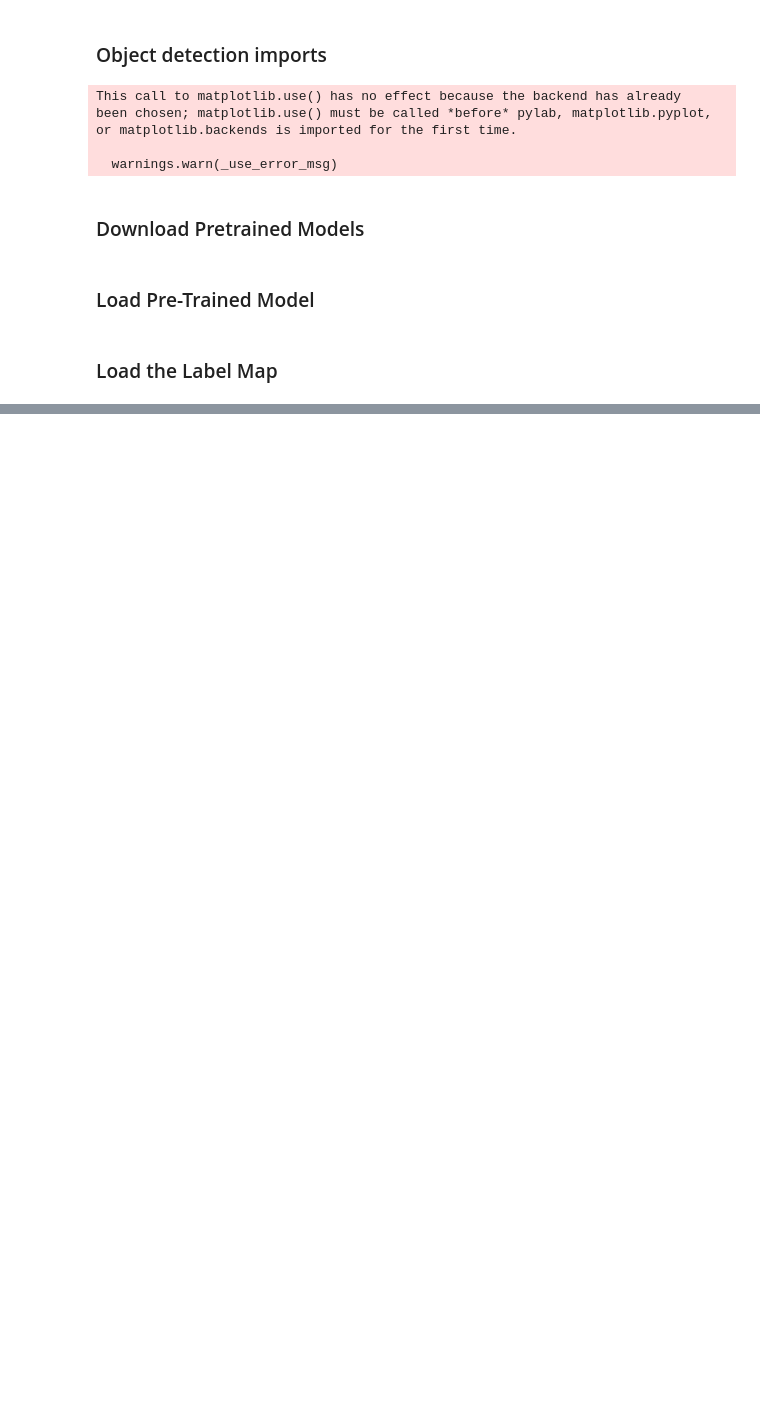
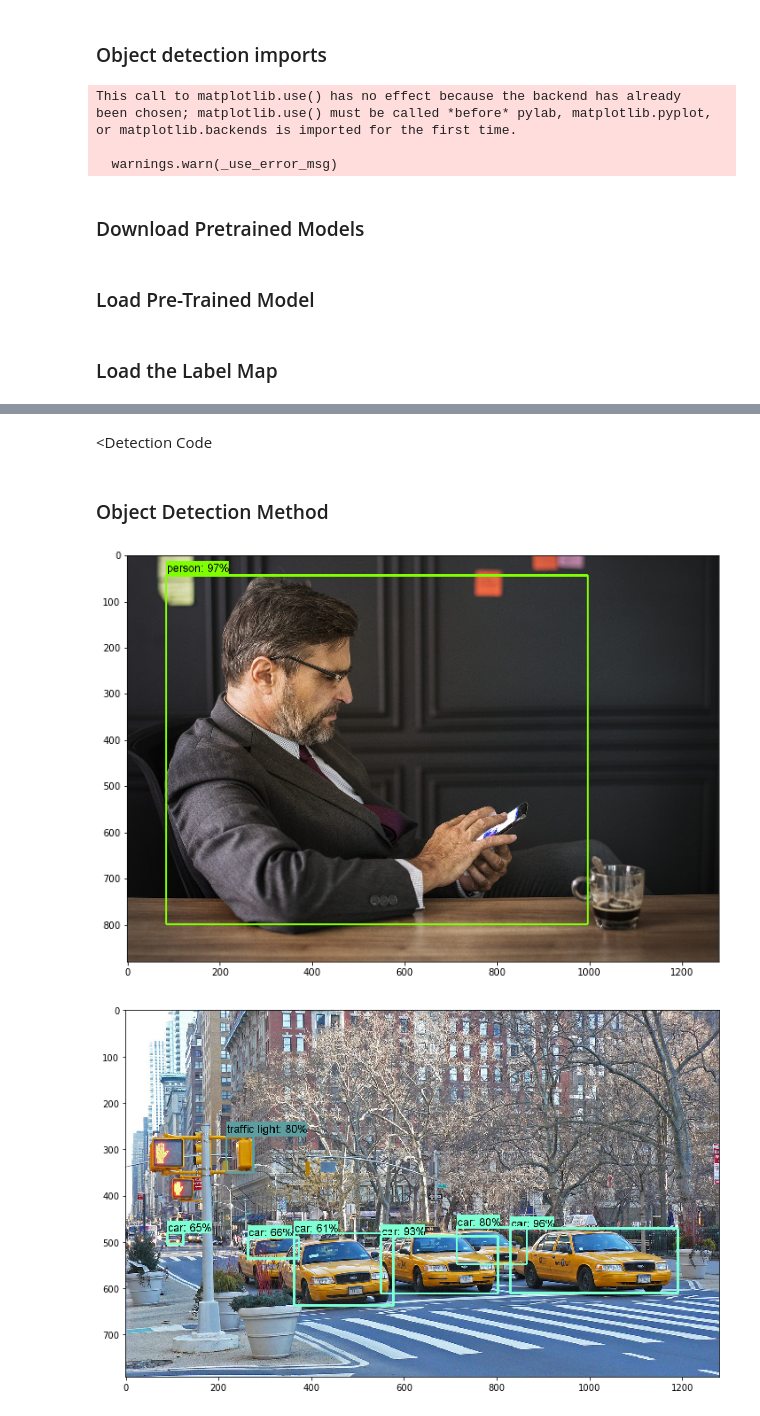
Before and after one commit to handsonmachinelearning/MachineLearningTutorials, a Jupyter notebook: Tensorflow/YOLO/Tensorflow Object Detection Tutorial on Images.ipynb, the cells around one changed output, grey strips where cells are left out. Drawn from its saved outputs; the diff is of its cells as text; code cells hidden in the pictures; blank space fills up the shorter version.

```diff
--- a/Tensorflow/YOLO/Tensorflow Object Detection Tutorial on Images.ipynb
+++ b/Tensorflow/YOLO/Tensorflow Object Detection Tutorial on Images.ipynb
@@ -77,0 +81,4 @@ category_index = label_map_util.create_category_index(categories)
+# %% [markdown]
+<Detection Code</h3>
+# %% [markdown]
+<h3>Object Detection Method</h3>
@@ -77,0 +131,6 @@ category_index = label_map_util.create_category_index(categories)
+# %%
+from os import listdir
+from os.path import isfile, join
+
+TEST_IMAGES_BASE_PATH = "C:/MYLOCALFILES/yolo/Images/"
+TEST_IMAGES_PATHS = [TEST_IMAGES_BASE_PATH+f for f in listdir(TEST_IMAGES_BASE_PATH) if isfile(join(TEST_IMAGES_BASE_PATH, f))]
@@ -77,0 +164,5 @@ category_index = label_map_util.create_category_index(categories)
+# %%
+Run_Object_Detectio_On_Images(TEST_IMAGES_PATHS)
+# %% [output]
+[figure, added]
+[figure, added]
```
Also changed, not shown: parts of 7 cells of this notebook.
